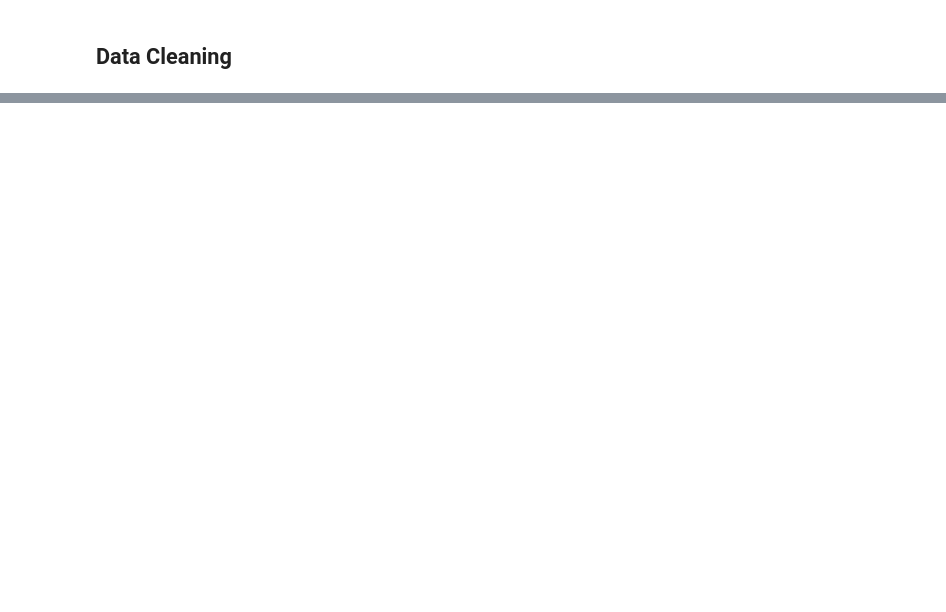
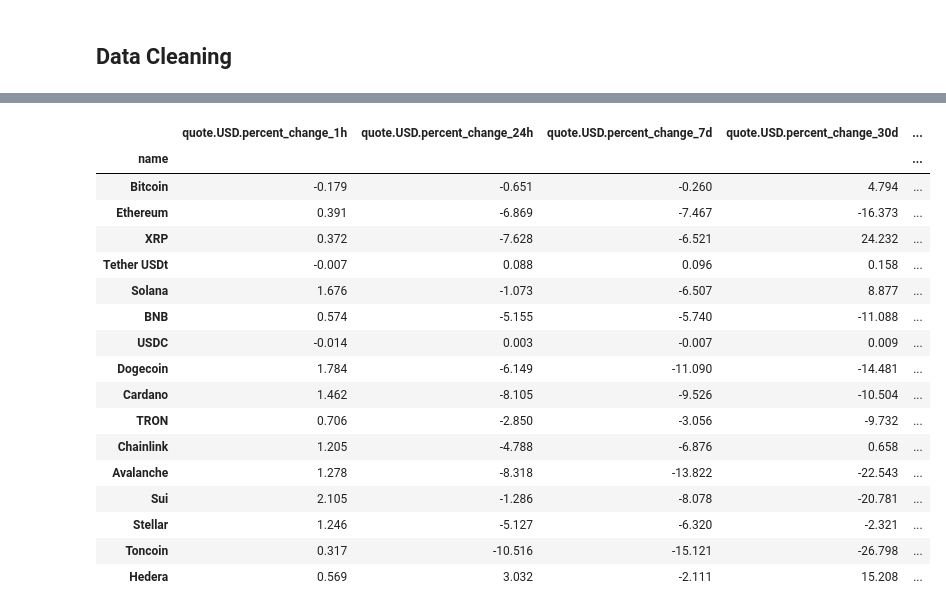
Before and after one commit to leoncasba/Automating-Crypto-Website-API-Pull, a Jupyter notebook: Automating Crypto Website API Pull.ipynb, the cells around one changed output, grey strips where cells are left out. Saved outputs shown, nothing was run; the diff lists cells and outputs as text; code cells hidden in the pictures; blank space fills up the shorter version.

```diff
--- a/Automating Crypto Website API Pull.ipynb
+++ b/Automating Crypto Website API Pull.ipynb
@@ -221,0 +219,23 @@ df_csv
+# %%
+#Now we are gonna group the df by name of the crypto
+df_grouped = df_csv.groupby('name', sort=False)['quote.USD.percent_change_1h', 'quote.USD.percent_change_24h', 'quote.USD.percent_change_7d', 'quote.USD.percent_change_30d', 'quote.USD.percent_change_60d', 'quote.USD.percent_change_90d'].mean()
+df_grouped
+# %% [output]
+|  | quote.USD.percent_change_1h | quote.USD.percent_change_24h | quote.USD.percent_change_7d | quote.USD.percent_change_30d | ... |
+| name |  |  |  |  | ... |
+| Bitcoin | -0.179 | -0.651 | -0.260 | 4.794 | ... |
+| Ethereum | 0.391 | -6.869 | -7.467 | -16.373 | ... |
+| XRP | 0.372 | -7.628 | -6.521 | 24.232 | ... |
+| Tether USDt | -0.007 | 0.088 | 0.096 | 0.158 | ... |
+| Solana | 1.676 | -1.073 | -6.507 | 8.877 | ... |
+| BNB | 0.574 | -5.155 | -5.740 | -11.088 | ... |
+| USDC | -0.014 | 0.003 | -0.007 | 0.009 | ... |
+| Dogecoin | 1.784 | -6.149 | -11.090 | -14.481 | ... |
+| Cardano | 1.462 | -8.105 | -9.526 | -10.504 | ... |
+| TRON | 0.706 | -2.850 | -3.056 | -9.732 | ... |
+| Chainlink | 1.205 | -4.788 | -6.876 | 0.658 | ... |
+| Avalanche | 1.278 | -8.318 | -13.822 | -22.543 | ... |
+| Sui | 2.105 | -1.286 | -8.078 | -20.781 | ... |
+| Stellar | 1.246 | -5.127 | -6.320 | -2.321 | ... |
+| Toncoin | 0.317 | -10.516 | -15.121 | -26.798 | ... |
+| Hedera | 0.569 | 3.032 | -2.111 | 15.208 | ... |
```
Also changed, not shown: parts of 19 cells of this notebook, 1 other file.
